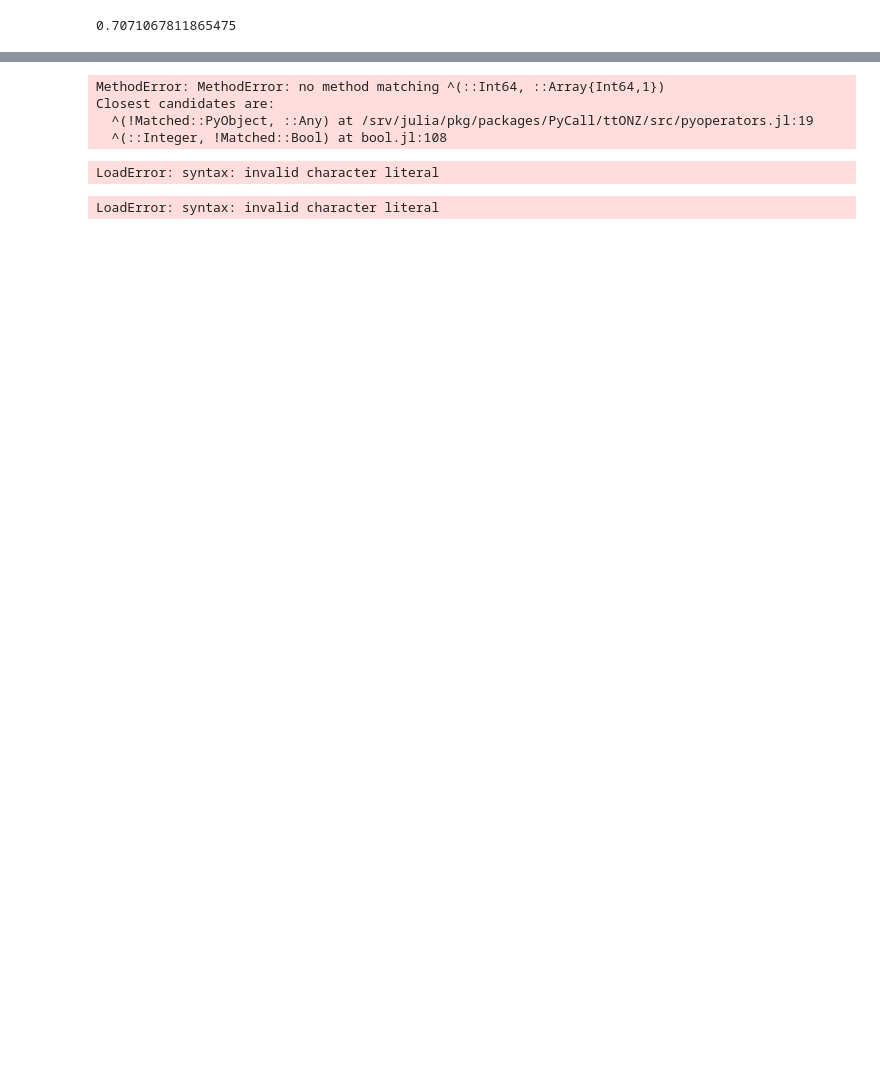
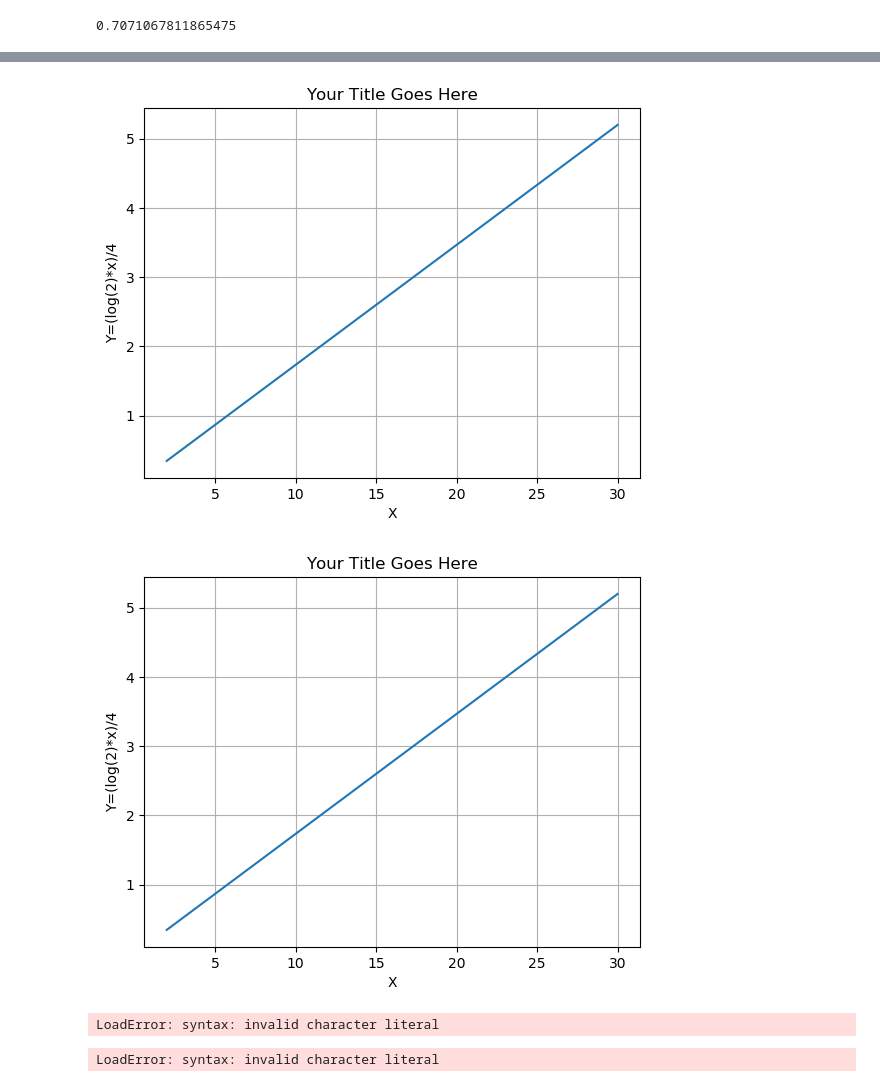
Before and after one commit to LaGuer/MathPhysicalConstants.jl, a Jupyter notebook: doc/MathPhysicalConstants.ipynb, the cells around one changed output, grey strips where cells are left out. Cells and saved outputs as stored; diff of their text form; code cells hidden in the pictures; blank space fills up the shorter version.

```diff
--- a/doc/MathPhysicalConstants.ipynb
+++ b/doc/MathPhysicalConstants.ipynb
@@ -280,33 +308,25 @@ gcf() # Needed by IJulia to display plot
 # %%
-
 using PyPlot
 using PyCall
 @pyimport math
 @pyimport numpy as np
-#using PyCall
+
 #@pyimport matplotlib.pyplot as plot
-x = [1:30;]
+x = [2:30;]
 #y = (np.pi * x) + 2
 #y = log(x * 2)
-y = np.log(2^(x))
-#f(x) = log(2^(x/4))
+y = log(2)*x/4
+#f(x) = log(x/4))
 p = plot(x,y)
-#plt(f, 0.0, 30.0)
-#plt(x,y)
-#grid(1,1)
-#x=rand(10)
-#y=rand(10)
-#plot(x,y)
+
 xlabel("X")
-ylabel("Y")
+ylabel("Y=(log(2)*x)/4")
 title("Your Title Goes Here")
 grid("on")
 gcf() # Needed by IJulia to display plot
 # %% [output]
-MethodError: MethodError: no method matching ^(::Int64, ::Array{Int64,1})
-Closest candidates are:
-  ^(!Matched::PyObject, ::Any) at /srv/julia/pkg/packages/PyCall/ttONZ/src/pyoperators.jl:19
-  ^(::Integer, !Matched::Bool) at bool.jl:108
+[figure, added]
+[figure, added]
 # %%
 using PyPlot
 using PyCall
```
Also changed, not shown: parts of 47 cells of this notebook.
